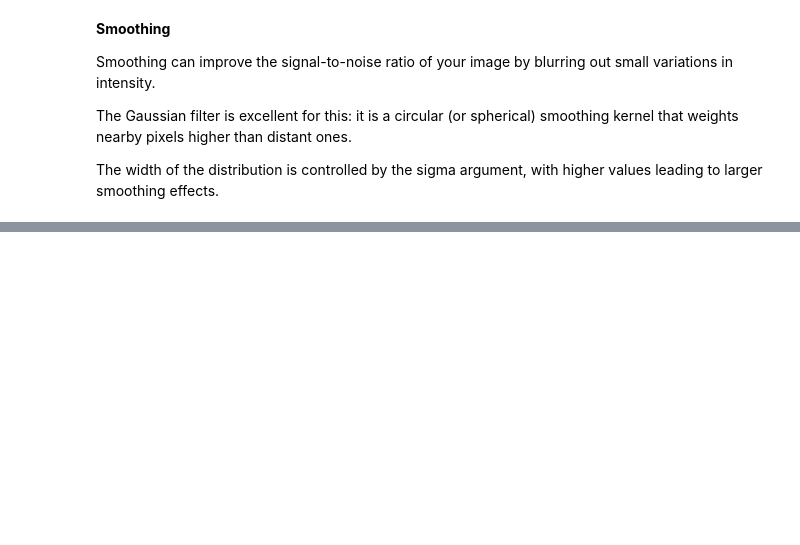
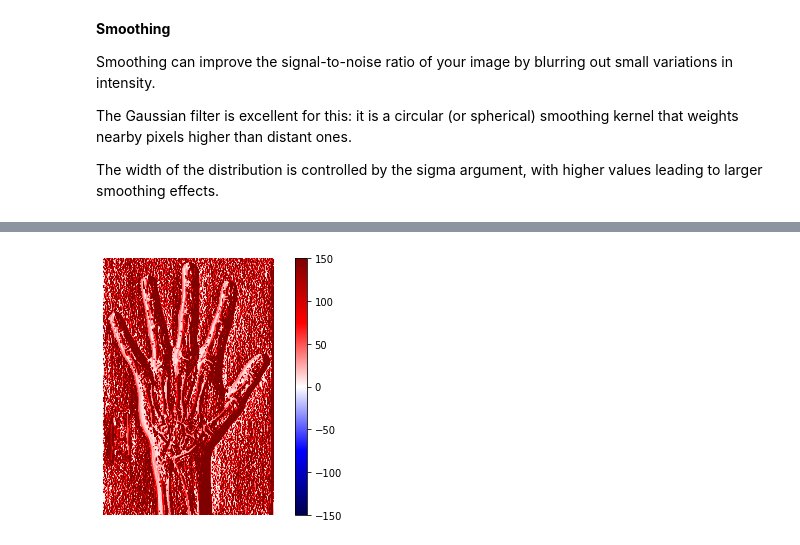
Before and after one commit to MohebZandi/Comupter_Vision, a Jupyter notebook: Biomedical_Image_Processing_Data_Camp.ipynb, the cells around one changed output, grey strips where cells are left out. Cells and saved outputs as stored; diff of their text form; code cells hidden in the pictures; blank space fills up the shorter version.

```diff
--- a/Biomedical_Image_Processing_Data_Camp.ipynb
+++ b/Biomedical_Image_Processing_Data_Camp.ipynb
@@ -451,0 +483,22 @@ show_image(sigma, 'How sigma is effective in Blurring with Gaussian')
+# %%
+# Import SciPy's "ndimage" module
+import scipy.ndimage as ndi
+import imageio
+import matplotlib.pyplot as plt
+
+# Load the hand radiograph
+dir = '/content/gdrive/My Drive/Video_Image_processing/'
+im = imageio.imread(dir + 'hand.png')
+
+# Set weights to detect vertical edges
+weights = [[1, 0, -1], [1, 0, -1], [1, 0, -1]]
+
+# Convolve "im" with filter weights
+edges = ndi.convolve(im, weights)
+
+# Draw the image in color
+plt.imshow(edges, cmap= 'seismic', vmin=-150, vmax=150)
+plt.colorbar()
+format_and_render_plot()
+# %% [output]
+[figure, added]
```
Also changed, not shown: parts of 7 cells of this notebook.
